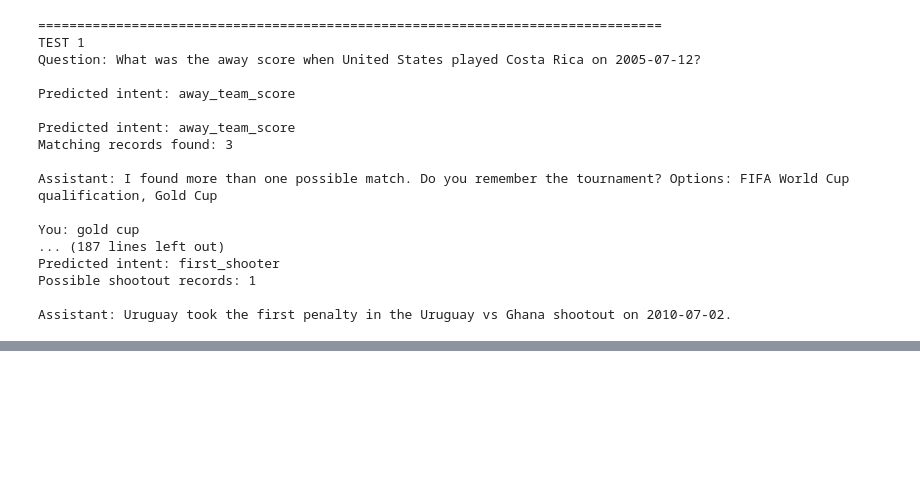
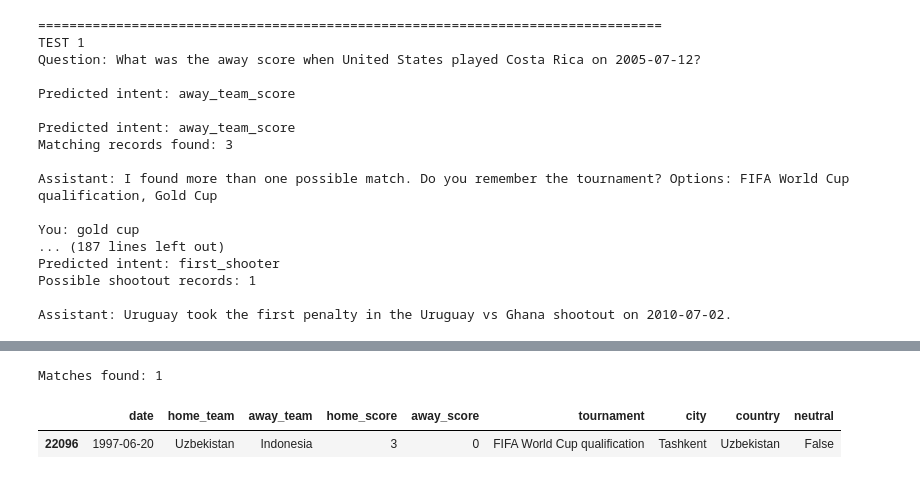
Before and after one commit to eshan14git/football-qa-nlp, a Jupyter notebook: notebooks/06_football_qa_inference.ipynb, the cells around one changed output, grey strips where cells are left out. Cells and saved outputs as stored; diff of their text form; code cells hidden in the pictures; blank space fills up the shorter version.

```diff
--- a/notebooks/06_football_qa_inference.ipynb
+++ b/notebooks/06_football_qa_inference.ipynb
@@ -3085,0 +3477,31 @@ Assistant: Uruguay took the first penalty in the Uruguay vs Ghana shootout on 20
+# %%
+# Cell 77 - Inspect exact-date Uzbekistan vs Indonesia records
+
+question = (
+    "How many total goals were scored between "
+    "Uzbekistan and Indonesia on 1997-06-20?"
+)
+
+candidates = find_result_candidates(question)
+
+print("Matches found:", len(candidates))
+
+display(
+    candidates[
+        [
+            "date",
+            "home_team",
+            "away_team",
+            "home_score",
+            "away_score",
+            "tournament",
+            "city",
+            "country",
+            "neutral"
+        ]
+    ]
+)
+# %% [output]
+Matches found: 1
+|  | date | home_team | away_team | home_score | away_score | tournament | city | country | neutral |
+| 22096 | 1997-06-20 | Uzbekistan | Indonesia | 3 | 0 | FIFA World Cup qualification | Tashkent | Uzbekistan | False |
```
Also changed, not shown: parts of 69 cells of this notebook.
